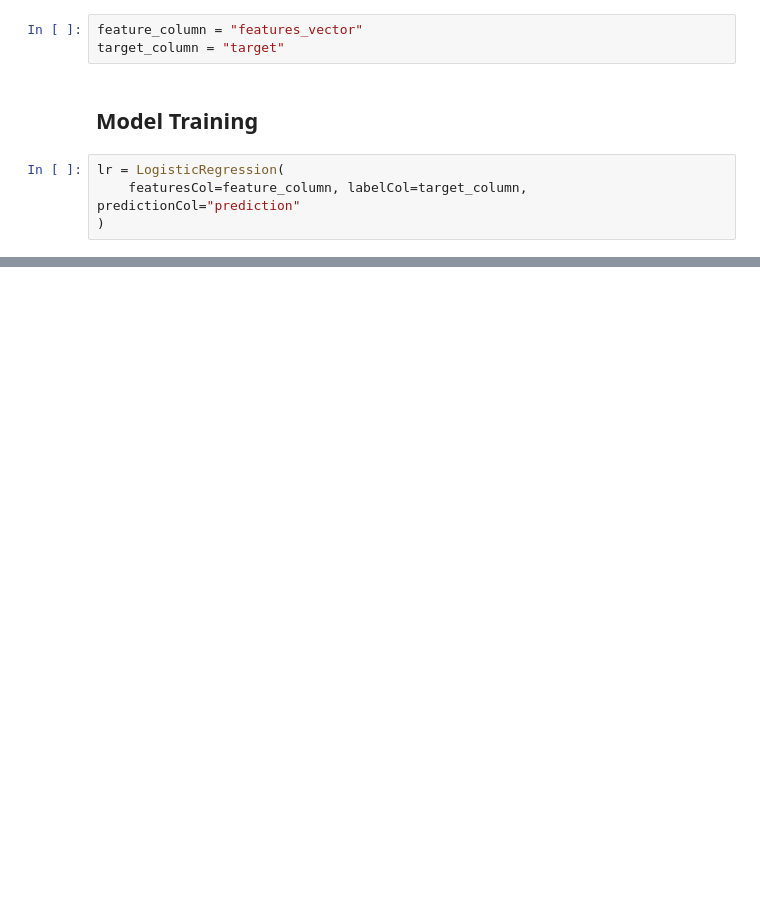
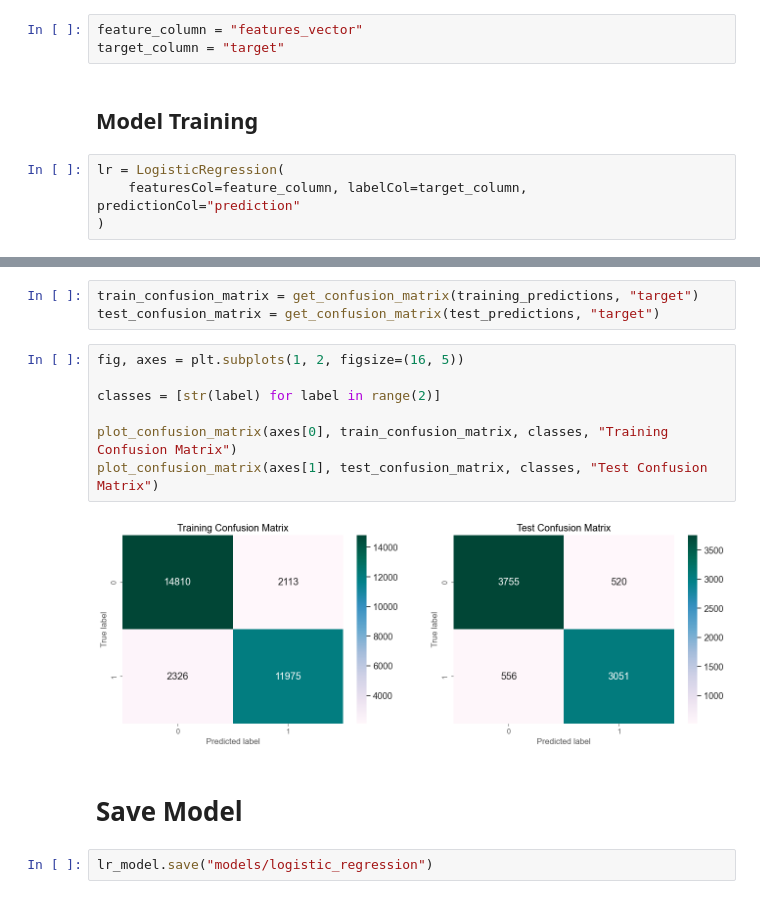
Before and after one commit to rnimisha/news-reliability-detector, a Jupyter notebook: notebooks/model_training/logistic_regression.ipynb, the cells around one changed output, grey strips where cells are left out. Saved outputs shown, nothing was run; the diff lists cells and outputs as text; blank space fills up the shorter version.

```diff
--- a/notebooks/model_training/logistic_regression.ipynb
+++ b/notebooks/model_training/logistic_regression.ipynb
@@ -53,0 +119,16 @@ lr_model = lr.fit(train_transformed)
+# %%
+train_confusion_matrix = get_confusion_matrix(training_predictions, "target")
+test_confusion_matrix = get_confusion_matrix(test_predictions, "target")
+# %%
+fig, axes = plt.subplots(1, 2, figsize=(16, 5))
+
+classes = [str(label) for label in range(2)]
+
+plot_confusion_matrix(axes[0], train_confusion_matrix, classes, "Training Confusion Matrix")
+plot_confusion_matrix(axes[1], test_confusion_matrix, classes, "Test Confusion Matrix")
+# %% [output]
+[figure, added]
+# %% [markdown]
+# Save Model
+# %%
+lr_model.save("models/logistic_regression")
```
Also changed, not shown: parts of 11 cells of this notebook.
